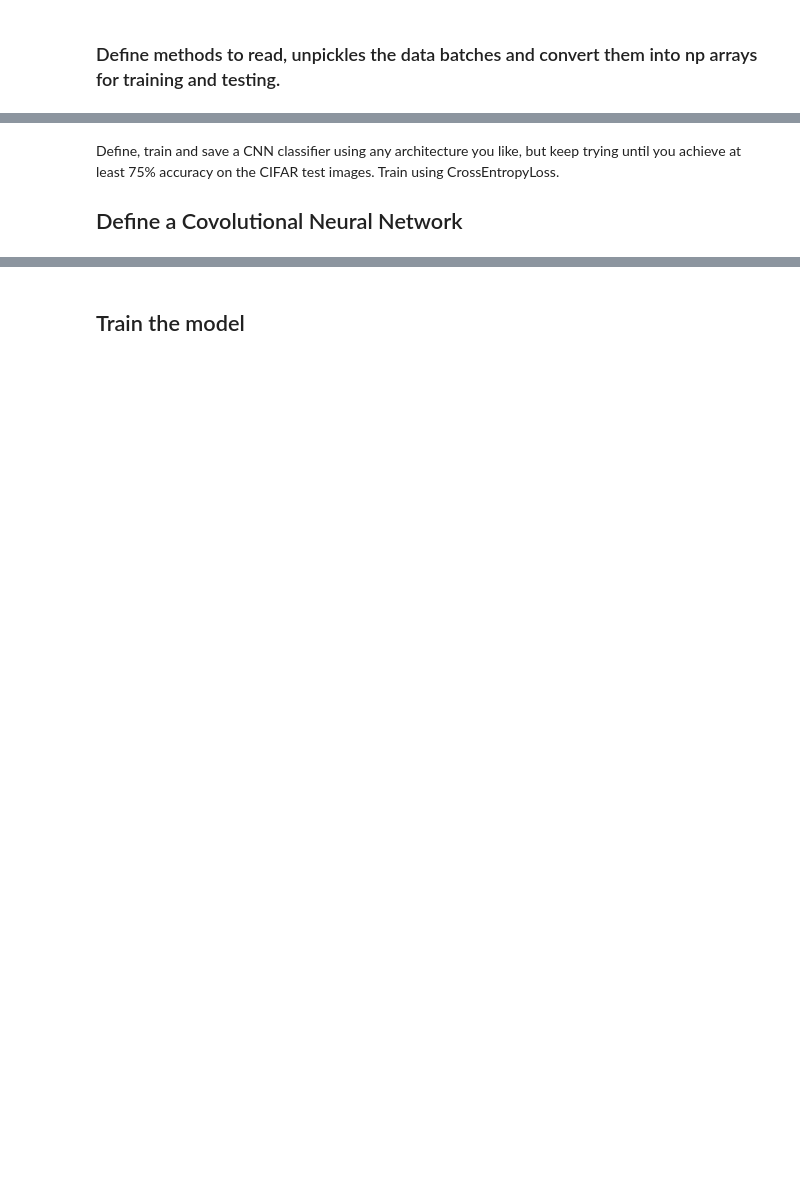
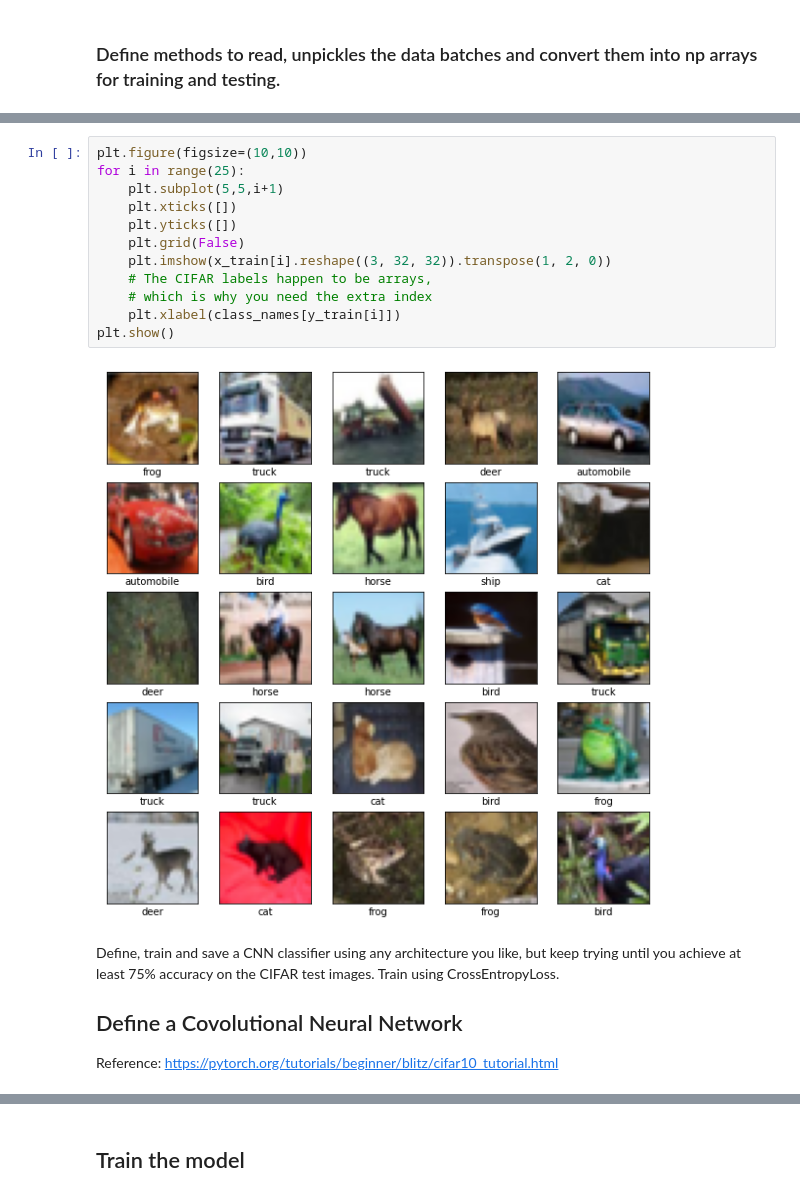
Before and after one commit to nazliensafi/COMP432-Fall2021, a Jupyter notebook: Classifier interpretability/Part3.ipynb, the cells around one changed output, grey strips where cells are left out. Cells and saved outputs as stored; diff of their text form; blank space fills up the shorter version.

```diff
--- a/Classifier interpretability/Part3.ipynb
+++ b/Classifier interpretability/Part3.ipynb
@@ -123,4 +131,20 @@ NameError: name 'get_train_test' is not defined
+# %%
+plt.figure(figsize=(10,10))
+for i in range(25):
+    plt.subplot(5,5,i+1)
+    plt.xticks([])
+    plt.yticks([])
+    plt.grid(False)
+    plt.imshow(x_train[i].reshape((3, 32, 32)).transpose(1, 2, 0))
+    # The CIFAR labels happen to be arrays,
+    # which is why you need the extra index
+    plt.xlabel(class_names[y_train[i]])
+plt.show()
+# %% [output]
+[figure, added]
 # %% [markdown]
 Define, train and save a CNN classifier using any architecture you like, but keep trying until you achieve at least 75% accuracy on the CIFAR test images. Train using CrossEntropyLoss.
 
 ## Define a Covolutional Neural Network
+
+Reference: https://pytorch.org/tutorials/beginner/blitz/cifar10_tutorial.html
```
Also changed, not shown: parts of 21 cells of this notebook, 7 other files.
